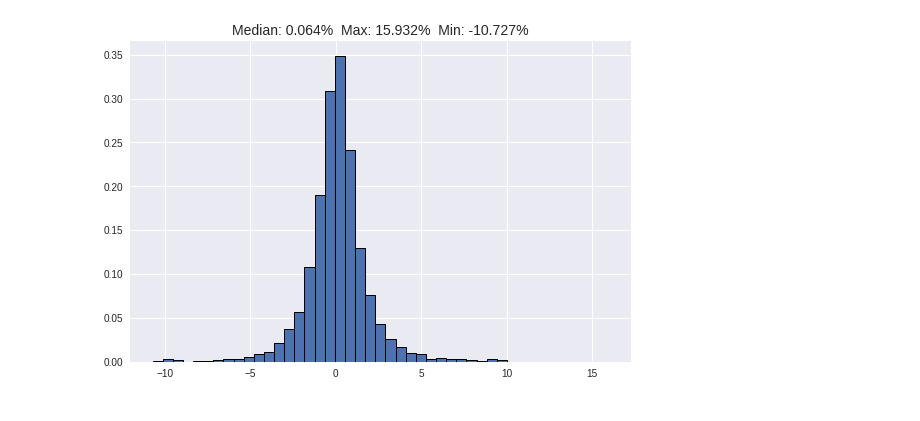
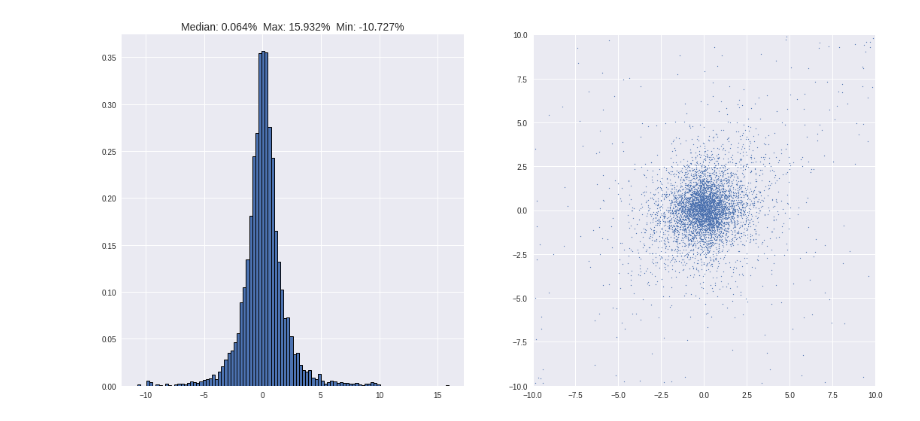
Before and after one commit to Bounty1993/stock-analysis, a Jupyter notebook: index_analysis.ipynb, the cells around one changed output. Cells and saved outputs as stored; diff of their text form; code cells hidden in the pictures.

```diff
--- a/index_analysis.ipynb
+++ b/index_analysis.ipynb
@@ -5,7 +6,7 @@ import matplotlib.pyplot as plt
 
 plt.style.use('seaborn')
 # %%
-mwig_df = pd.read_csv('mwig40.csv', parse_dates['Data'])
+mwig_df = pd.read_csv('mwig40.csv', parse_dates=['Data'])
 # %%
 mwig_df['day_change'] = ((wig_df['Zamkniecie'] / wig_df['Zamkniecie'].shift(1) ) - 1 ) * 100
 # %%
@@ -41,9 +42,15 @@ ax.scatter(extra_dots[:, 0], extra_dots[:,1], s=3000, alpha=0.2, c=extra_dots[:,
 # %%
 mediana = mwig_df['day_change'].median()
 maximum = mwig_df['day_change'].max()
 minimum = mwig_df['day_change'].min()
 title = f'Median: {mediana:.3f}%  Max: {maximum:.3f}%  Min: {minimum:.3f}%'
-ax = mwig_df['day_change'].hist(bins=45, density=True, edgecolor='black', linewidth=1)
-ax.set_title(title, fontsize=14);
+
+fig, (ax1, ax2) = plt.subplots(1, 2, figsize=[16, 8])
+
+mwig_df['day_change'].hist(bins=100, density=True, edgecolor='black', linewidth=1, ax=ax1)
+ax1.set_title(title, fontsize=14)
+
+ax2.scatter(mwig_df['day_change'], mwig_df['day_change'].shift(), s=1)
+ax2.set(xlim=(-10,10), ylim=(-10, 10));
 # %% [output]
-[figure, old version]
+[figure, new version]
```
Also changed, not shown: parts of 12 cells of this notebook.
